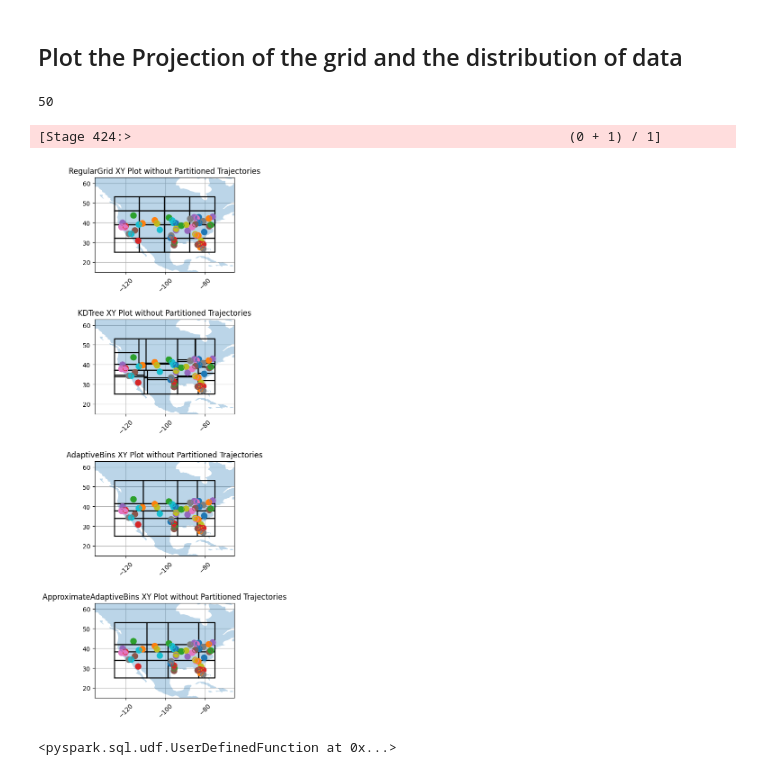
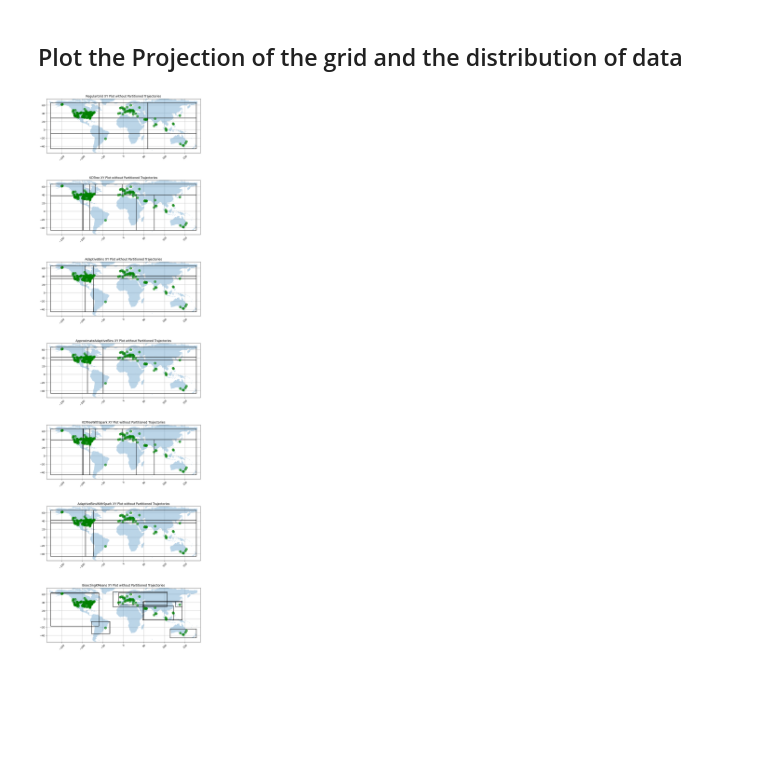
Before and after one commit to Action52/MobilityPySpark, a Jupyter notebook: pysparkmeos/PartitioningSchemesWithPyMEOS.ipynb, the cells around one changed output. Saved outputs shown, nothing was run; the diff lists cells and outputs as text; code cells hidden in the pictures; blank space fills up the shorter version.

```diff
--- a/pysparkmeos/PartitioningSchemesWithPyMEOS.ipynb
+++ b/pysparkmeos/PartitioningSchemesWithPyMEOS.ipynb
@@ -394,6 +525,11 @@ fig, ax = plt.subplots(1, 1, figsize=(12, 12))
 world.plot(ax=ax, alpha=0.3)
 agp.plot(axes=ax, draw_filling=False, color='grey')
 agp2.plot(axes=ax, draw_filling=False, color='red')
+
+for idx, row in enumerate(trajectories.sample(0.01, seed=0.3).toLocalIterator()):
+    TemporalPointSequencePlotter.plot_xy(
+        row.PointSeq, axes=ax, show_markers=True, show_grid=True, color=('green',0.4)
+    )
 
 ax.set_xlim(minx, maxx)
 ax.set_ylim(miny, maxy)
@@ -403,7 +539,7 @@ fig.tight_layout()
 
 # Save each subplot as an SVG file with labels
 extent = ax.get_tightbbox(fig.canvas.get_renderer()).transformed(fig.dpi_scale_trans.inverted())
-fig.savefig(f'compare_bins.svg', bbox_inches=extent)  # Adjust expanded() parameters as needed
+fig.savefig(f'compare_bins_{testname}.svg', bbox_inches=extent)  # Adjust expanded() parameters as needed
 
 ax.title.set_text("Approximate Adaptive Bins vs Adaptive Bins Visual Grid Comparison")
 plt.show()
@@ -650,5 +549,5 @@ only showing top 20 rows
 # %%
-%time+
+%time
 
 # Call the base udtf partitioner as it is useful in this usecase.
 @F.udtf(returnType=partition_schema)  # Schema imported from base_partition_udtf file.
@@ -685,10 +584,16 @@ def partition_trajectories(spark, gridname, gridclass):
     num_partitions = gridclass.num_partitions()
     trajectoriesPartMapRdd = trajectoriesPartMap.rdd.mapPartitionsWithIndex(map_partition_rdd).partitionBy(num_partitions)
     trajectoriesPartMap = trajectoriesPartMapRdd.toDF(["partitionKey", "trajectorydata"]).withColumn("trajectory", F.col("trajectorydata.movingobject")).withColumn("trajectoryId", F.col("trajectorydata.movingobjectid")).drop("trajectorydata")
-    trajectoriesPartMap.orderBy("trajectoryId").cache()
-    print(f"{gridname} Partitioned Trajectories.")
-    trajectoriesPartMap.show()
+    trajectoriesPartMap = trajectoriesPartMap.cache()
+    #print(f"{gridname} Partitioned Trajectories.")
+    #trajectoriesPartMap.show()
     return trajectoriesPartMap, trajectoriesPartMapRdd, gridclass, gridname
 
-partMaps = [partition_trajectories(spark, gridname, gridclass) for gridname, gridclass in zip(['RegularGrid', 'KDTree', 'AdaptiveBins', 'ApproximateAdaptiveBins'], [gp, gpkd, agp, agp2])]
+partMaps = [
+    partition_trajectories(spark, gridname, gridclass)
+    for gridname, gridclass in zip(
+        ['RegularGrid', 'KDTree', 'AdaptiveBins', 'ApproximateAdaptiveBins', 'KDTreeWithSpark', 'AdaptiveBinsWithSpark', 'BisectingKMeans'],
+        [gp, gpkd, agp, agp2, sgpkd, sagp, bkp]
+    )
+]
 # %% [output]
@@ -974,11 +795,10 @@ Partition 47 has 97 rows
 seqIdRows = spark.sql("SELECT seqId AS seqId FROM trajectories TABLESAMPLE(50 ROWS)").collect()
 #seqIdRows = spark.sql("SELECT seqId AS seqId FROM trajectories").collect()
 seqIds = {row.seqId for row in seqIdRows}
-print(len(seqIds))
+seqIds = trajectories.sample(0.03, seed=3)
+#print(len(seqIds))
-# %% [output]
-50
 # %%
-fig, ax = plt.subplots(len(partMaps), 1, figsize=(15, 15))
+fig, ax = plt.subplots(len(partMaps), 1, figsize=(40, 40))
 world = gpd.read_file(gpd.datasets.get_path('naturalearth_lowres'))
 #world = world[world['continent'] == 'North America']
 
@@ -1012,70 +832,34 @@ for i, (trajectoriesMap, partMapRdd, gridclass, gridname) in enumerate(partMaps)
         if row.trajectoryId in trajectory_idx:
             c = trajectory_idx[row.trajectoryId]
         else:
             c = idx
             trajectory_idx[row.trajectoryId] = idx
         traj = row.trajectory
         TemporalPointSequenceSetPlotter.plot_xy(
             traj, axes=ax[j], show_markers=True, show_grid=True
         )
     """
-    for idx, row in enumerate(trajectories.where(trajectories.seqId.isin(seqIds)).toLocalIterator()):
+    for idx, row in enumerate(seqIds.toLocalIterator()):
         if row.icao24 in trajectory_idx:
             c = trajectory_idx[row.icao24]
         else:
             c = idx
             trajectory_idx[row.icao24] = idx
         TemporalPointSequencePlotter.plot_xy(
-            row.PointSeq, axes=ax[i], show_markers=True, show_grid=True
+            row.PointSeq, axes=ax[i], show_markers=True, show_grid=True, color=('green', 0.6)
         )
     ax[i].set_xlim(minx, maxx)
     ax[i].set_ylim(miny, maxy)
     #ax[j].set_xlim(minx, maxx)
     #ax[j].set_ylim(miny, maxy)
     ax[i].title.set_text(f"{gridname} XY Plot without Partitioned Trajectories")
     #ax[j].title.set_text(f"{gridname} XY Plot with Partitioned Trajectories")
 
 # Save each subplot as an SVG file with labels
 for i, axis in enumerate(ax):
     extent = axis.get_tightbbox(fig.canvas.get_renderer()).transformed(fig.dpi_scale_trans.inverted())
-    fig.savefig(f'dots_subplot_{i+1}.svg', bbox_inches=extent)  # Adjust expanded() parameters as needed
+    fig.savefig(f'dots_subplot_{i+1}_{testname}.svg', bbox_inches=extent)  # Adjust expanded() parameters as needed
 
 plt.show()
 # %% [output]
-[Stage 424:>                                                        (0 + 1) / 1]
-[figure, old version]
+[figure, new version]
-# %%
-from pymeos import Temporal, TSequenceSet
-
-@F.udf(returnType=TsTzSpanUDT())
-def tstzspan_from_values(lower, upper, utc="UTC"):
-    pymeos_initialize(utc)
-    span = None
-    if lower >= upper:
-        return None
-    try:
-        span = TsTzSpan(lower=lower, upper=upper)
-    except:
-        pass
-    return span
-
-@F.udf(returnType=ArrayType(TimestampType()))
-def timestamps(traj, utc="UTC"):
-    pymeos_initialize(utc)
-    return traj.timestamps()
-
-@F.udf(returnType=ArrayType(FloatType()))
-def spatial_values(traj, dim, utc='UTC'):
-    pymeos_initialize(utc)
-    if dim == 'x':
-        return traj.x().values()
-    if dim == 'y':
-        return traj.y().values()
-    if dim == 'z':
-        return traj.z().values()
-
-spark.udf.register("timestamps", timestamps)
-spark.udf.register("spatial_values", spatial_values)
-spark.udf.register("tstzspan_from_values", tstzspan_from_values)
-# %% [output]
-<pyspark.sql.udf.UserDefinedFunction at 0x...>
```
Also changed, not shown: parts of 15 cells of this notebook, 38 other files.
